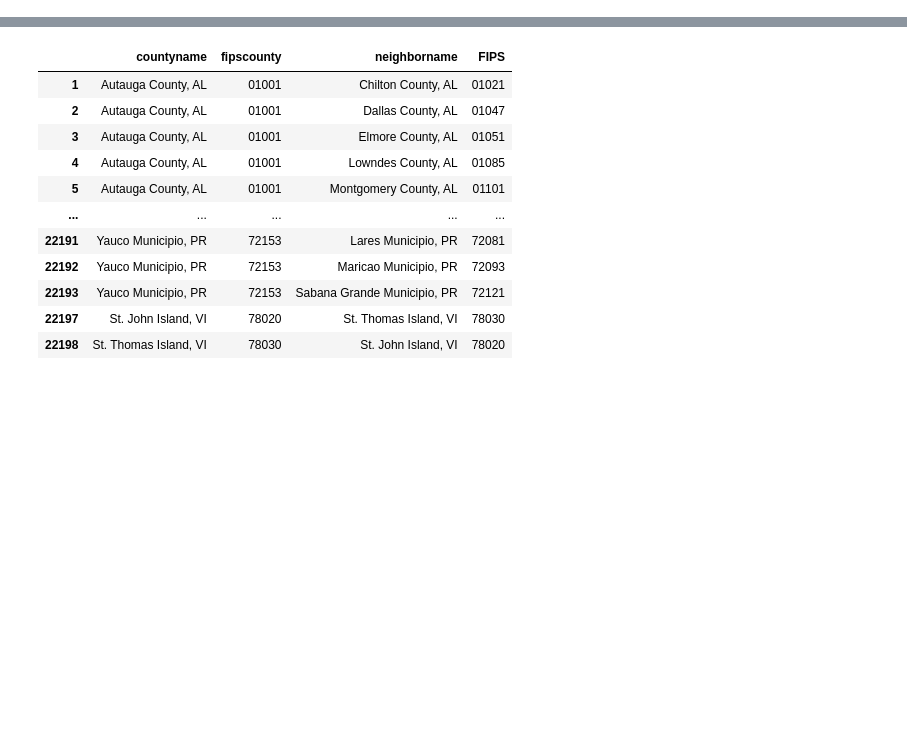
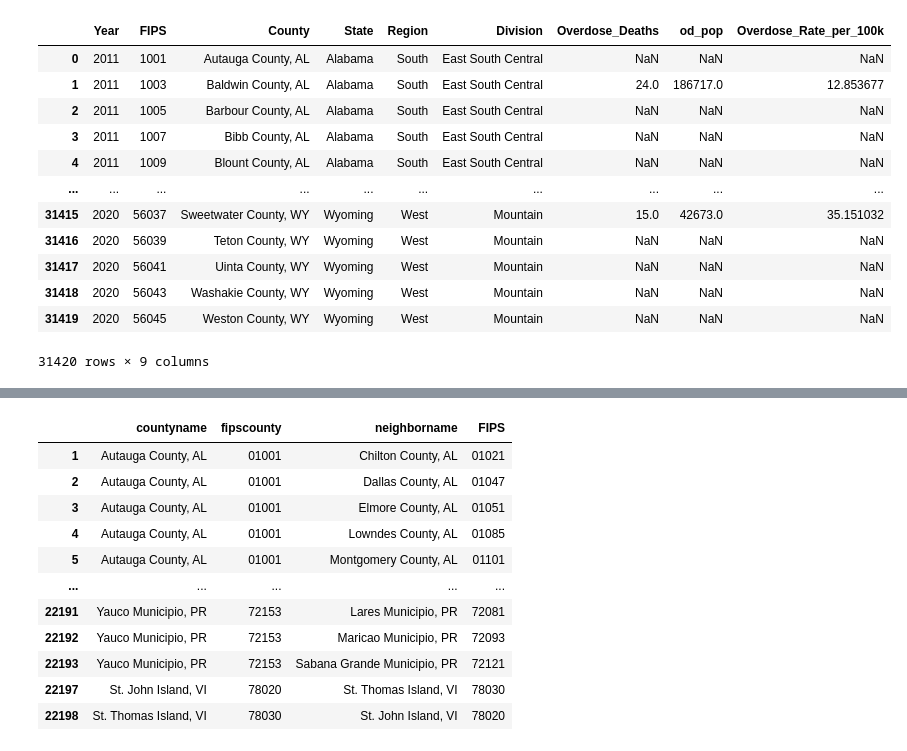
Before and after one commit to rhiannz/drugs, a Jupyter notebook: Data/Geographical_Data/spatial_component_creation.ipynb, the cells around one changed output, grey strips where cells are left out. Cells and saved outputs as stored; diff of their text form; code cells hidden in the pictures; blank space fills up the shorter version.

```diff
--- a/Data/Geographical_Data/spatial_component_creation.ipynb
+++ b/Data/Geographical_Data/spatial_component_creation.ipynb
@@ -4,0 +151,12 @@ import numpy as np
+# %%
+### READ IN OUR DATA ####
+# read in od deaths data
+od = pd.read_csv('od_all_counties.csv')
+
+# # read in adjacency data
+spatcomp = pd.read_csv('county_adjacency.csv')
+
+# # removing rows where the adjacent county is itself
+spatcomp = spatcomp[spatcomp['fipscounty'] != spatcomp['fipsneighbor']]
+spatcomp.columns = ['countyname', 'fipscounty', 'neighborname', 'FIPS']
+spatcomp
@@ -4,0 +177,16 @@ import numpy as np
+# %%
+od
+# %% [output]
+|  | Year | FIPS | County | State | Region | Division | Overdose_Deaths | od_pop | Overdose_Rate_per_100k |
+| 0 | 2011 | 1001 | Autauga County, AL | Alabama | South | East South Central | NaN | NaN | NaN |
+| 1 | 2011 | 1003 | Baldwin County, AL | Alabama | South | East South Central | 24.0 | 186717.0 | 12.853677 |
+| 2 | 2011 | 1005 | Barbour County, AL | Alabama | South | East South Central | NaN | NaN | NaN |
+| 3 | 2011 | 1007 | Bibb County, AL | Alabama | South | East South Central | NaN | NaN | NaN |
+| 4 | 2011 | 1009 | Blount County, AL | Alabama | South | East South Central | NaN | NaN | NaN |
+| ... | ... | ... | ... | ... | ... | ... | ... | ... | ... |
+| 31415 | 2020 | 56037 | Sweetwater County, WY | Wyoming | West | Mountain | 15.0 | 42673.0 | 35.151032 |
+| 31416 | 2020 | 56039 | Teton County, WY | Wyoming | West | Mountain | NaN | NaN | NaN |
+| 31417 | 2020 | 56041 | Uinta County, WY | Wyoming | West | Mountain | NaN | NaN | NaN |
+| 31418 | 2020 | 56043 | Washakie County, WY | Wyoming | West | Mountain | NaN | NaN | NaN |
+| 31419 | 2020 | 56045 | Weston County, WY | Wyoming | West | Mountain | NaN | NaN | NaN |
+31420 rows × 9 columns
```
Also changed, not shown: parts of 11 cells of this notebook, 12 other files.
